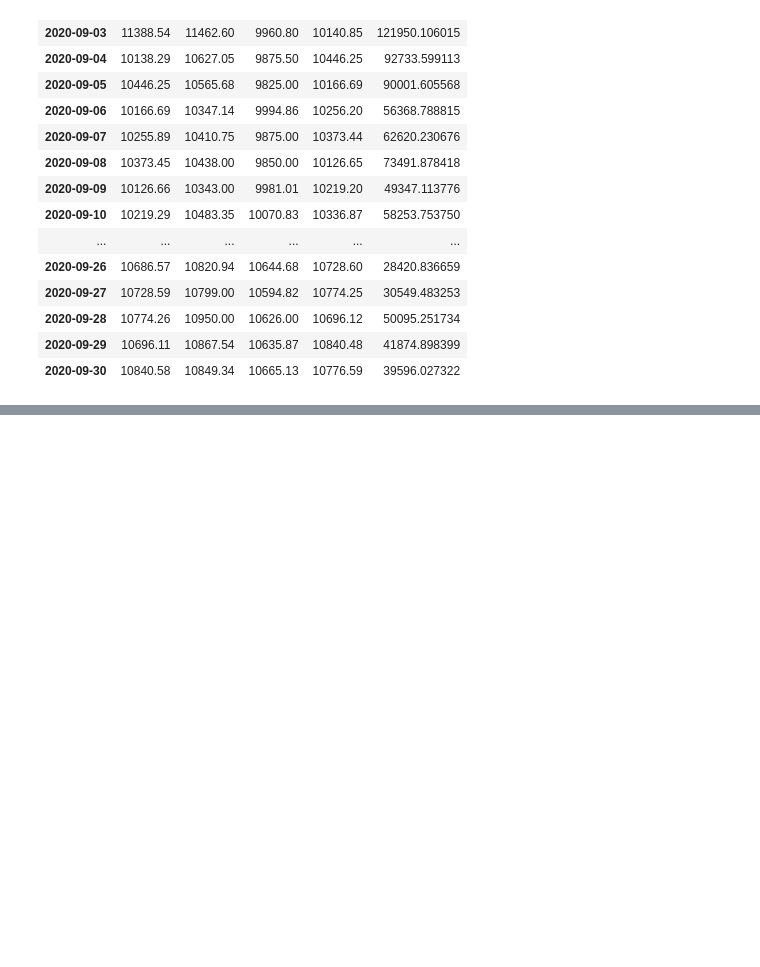
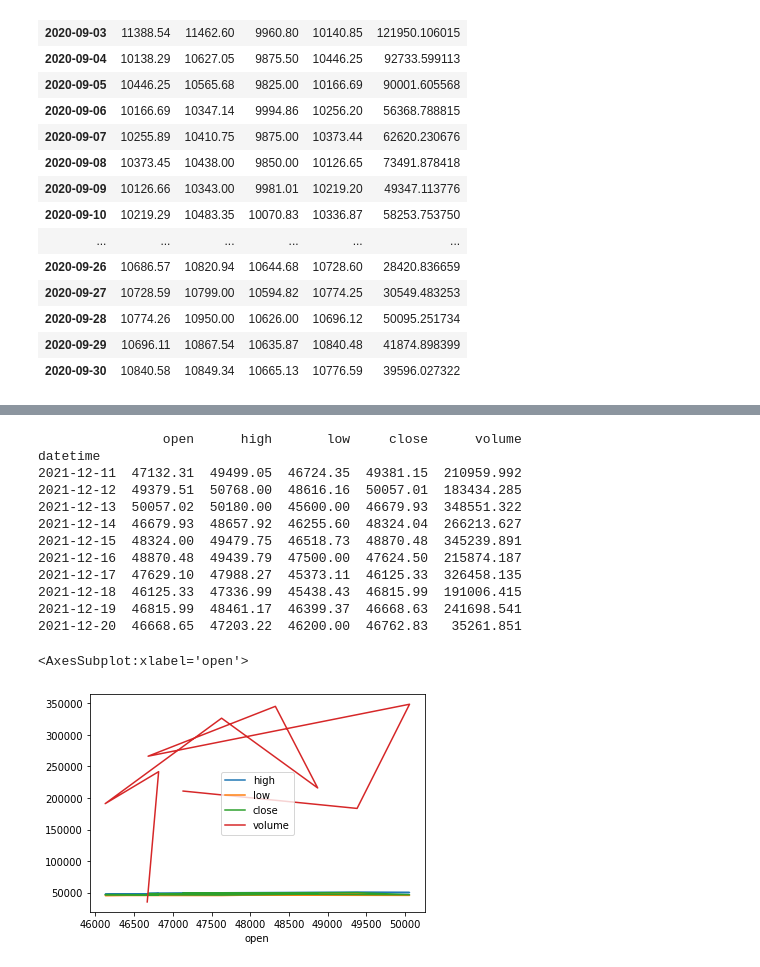
Before and after one commit to wotjr5477/Crypto_AutoTrade, a Jupyter notebook: binance_api/binance.ipynb, the cells around one changed output, grey strips where cells are left out. Saved outputs shown, nothing was run; the diff lists cells and outputs as text; code cells hidden in the pictures; blank space fills up the shorter version.

```diff
--- a/binance_api/binance.ipynb
+++ b/binance_api/binance.ipynb
@@ -150,11 +150,26 @@ import ccxt
 # 파일로부터 apiKey, secret읽기
 with open("binance_api_key.txt") as f:
     lines = f.readlines()
-    api_key = lines[2].strip()
-    secret = lines[3].strip()
-    api_key = api_key.split(":")[1]
-    secret = secret.split(":")[1]
+    api_key = lines[2].split(":")[1]
+    secret = lines[3].split(":")[1]
+    api_key = api_key.strip()
+    secret = secret.strip()
+    # api_key = lines[2].strip() # 공백 빼고 읽기 strip()
+    # secret = lines[3].strip()
+    # api_key = api_key.split(":")[1]
+    # secret = secret.split(":")[1]
 
 print(api_key)
 print(secret)
+
+# binance 객체 생성
+binance = ccxt.binance(config={
+    'apiKey':api_key,
+    'secret':secret
+})
+
+# USDT 잔고조회 / free : 사용하지 않는 양, used : 사용중, total : 전체 잔고
+balance = binance.fetch_balance()
+print(balance["USDT"])
+print(balance["TRX"])
 # %% [output]
@@ -164,0 +439,35 @@ print(secret)
+# %%
+# 선물 OHLCV 조회
+
+# binance 객체 생성
+binance = ccxt.binance(config={
+    "apiKey":api_key,
+    "secret":secret,
+    "enableRateLimit":True, # 있으나 없으나 상관 없다는데
+    "options":{
+        "defaultType":"future"
+    }
+})
+
+btc = binance.fetch_ohlcv(symbol="BTC/USDT", timeframe="1d", since=None, limit=10) # 1일봉, 리밋값 : 개수
+
+df = pd.DataFrame(btc, columns=["datetime", "open", "high", "low", "close", "volume"])
+df["datetime"] = pd.to_datetime(df["datetime"], unit='ms')
+df.set_index("datetime", inplace=True)
+print(df)
+df.plot()
+# %% [output]
+                open      high       low     close      volume
+datetime
+2021-12-11  47132.31  49499.05  46724.35  49381.15  210959.992
+2021-12-12  49379.51  50768.00  48616.16  50057.01  183434.285
+2021-12-13  50057.02  50180.00  45600.00  46679.93  348551.322
+2021-12-14  46679.93  48657.92  46255.60  48324.04  266213.627
+2021-12-15  48324.00  49479.75  46518.73  48870.48  345239.891
+2021-12-16  48870.48  49439.79  47500.00  47624.50  215874.187
+2021-12-17  47629.10  47988.27  45373.11  46125.33  326458.135
+2021-12-18  46125.33  47336.99  45438.43  46815.99  191006.415
+2021-12-19  46815.99  48461.17  46399.37  46668.63  241698.541
+2021-12-20  46668.65  47203.22  46200.00  46762.83   35261.851
+<AxesSubplot:xlabel='open'>
+[figure, added]
```
Also changed, not shown: parts of 14 cells of this notebook.
